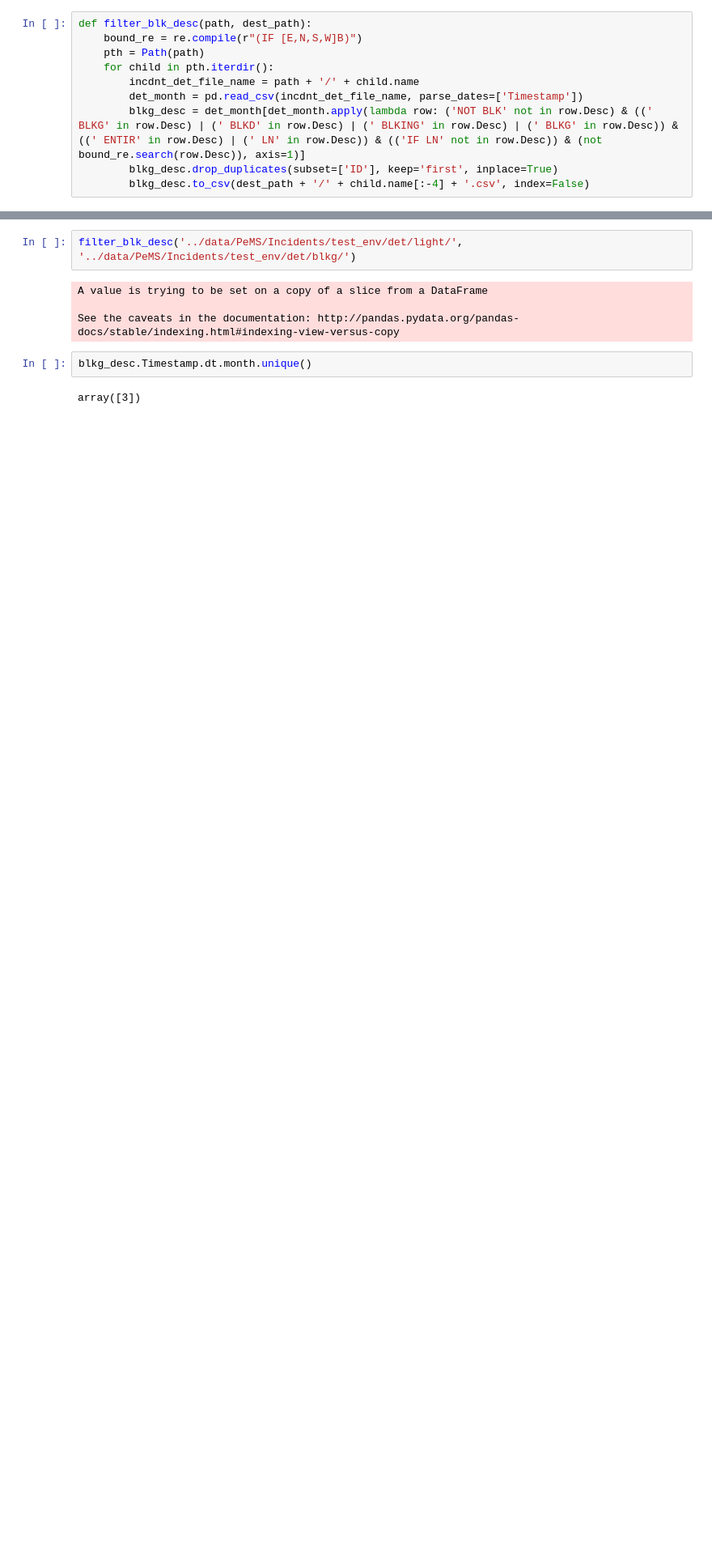
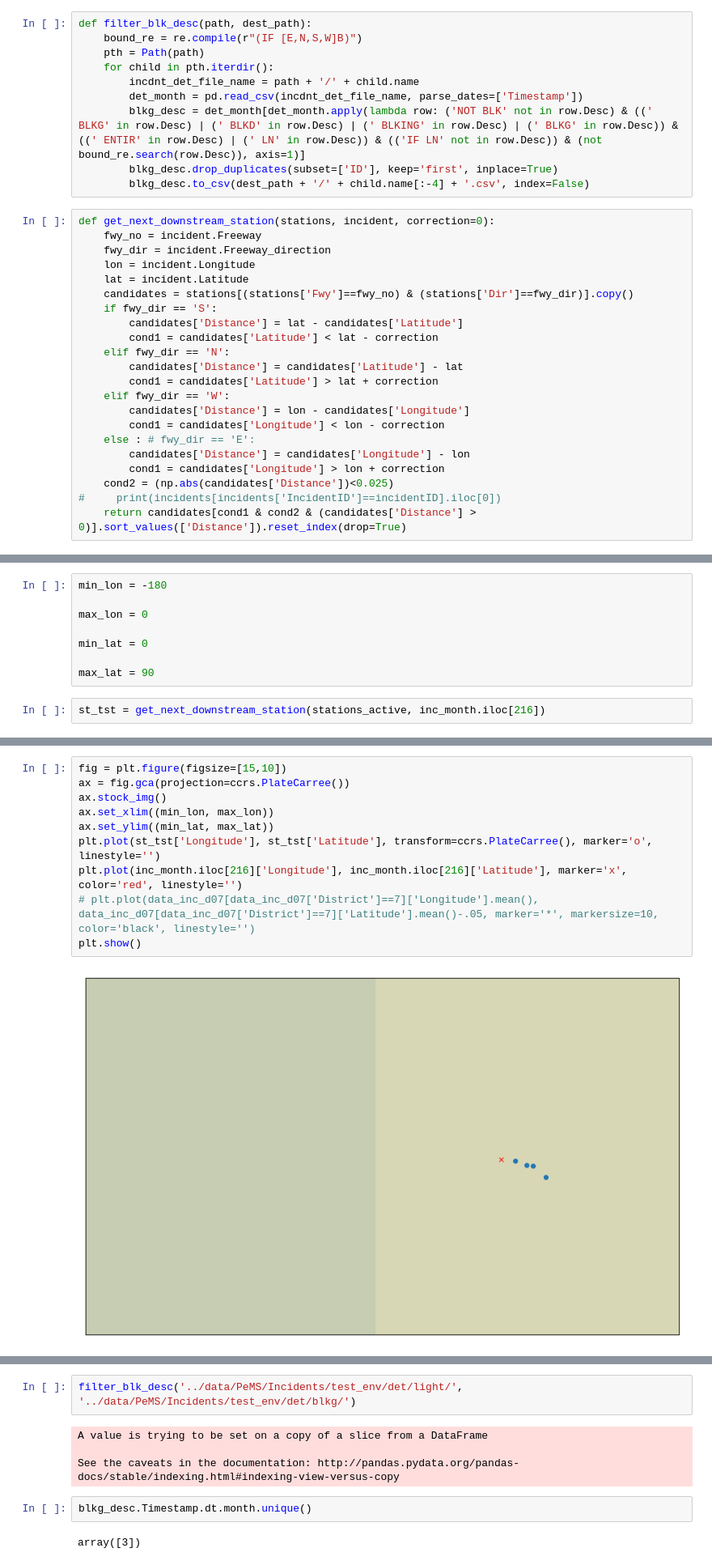
Before and after one commit to frolovconst/TC_w_ML, a Jupyter notebook: incidents_touch/inc_desc_ansis.ipynb, the cells around one changed output, grey strips where cells are left out. Shown at 81% size. Saved outputs shown, nothing was run; the diff lists cells and outputs as text; blank space fills up the shorter version.

```diff
--- a/incidents_touch/inc_desc_ansis.ipynb
+++ b/incidents_touch/inc_desc_ansis.ipynb
@@ -17,3 +18,25 @@ def filter_blk_desc(path, dest_path):
         blkg_desc = det_month[det_month.apply(lambda row: ('NOT BLK' not in row.Desc) & ((' BLKG' in row.Desc) | (' BLKD' in row.Desc) | (' BLKING' in row.Desc) | (' BLKG' in row.Desc)) & ((' ENTIR' in row.Desc) | (' LN' in row.Desc)) & (('IF LN' not in row.Desc)) & (not bound_re.search(row.Desc)), axis=1)]
         blkg_desc.drop_duplicates(subset=['ID'], keep='first', inplace=True)
         blkg_desc.to_csv(dest_path + '/' + child.name[:-4] + '.csv', index=False)
+# %%
+def get_next_downstream_station(stations, incident, correction=0):
+    fwy_no = incident.Freeway
+    fwy_dir = incident.Freeway_direction
+    lon = incident.Longitude
+    lat = incident.Latitude
+    candidates = stations[(stations['Fwy']==fwy_no) & (stations['Dir']==fwy_dir)].copy()
+    if fwy_dir == 'S':
+        candidates['Distance'] = lat - candidates['Latitude']
+        cond1 = candidates['Latitude'] < lat - correction
+    elif fwy_dir == 'N':
+        candidates['Distance'] = candidates['Latitude'] - lat
+        cond1 = candidates['Latitude'] > lat + correction
+    elif fwy_dir == 'W':
+        candidates['Distance'] = lon - candidates['Longitude']
+        cond1 = candidates['Longitude'] < lon - correction
+    else : # fwy_dir == 'E':
+        candidates['Distance'] = candidates['Longitude'] - lon
+        cond1 = candidates['Longitude'] > lon + correction
+    cond2 = (np.abs(candidates['Distance'])<0.025)
+#     print(incidents[incidents['IncidentID']==incidentID].iloc[0])
+    return candidates[cond1 & cond2 & (candidates['Distance'] > 0)].sort_values(['Distance']).reset_index(drop=True)
@@ -62,0 +131,10 @@ create_accident_windows('../data/PeMS/Incidents/test_env/inc/light/', '../data/P
+# %%
+min_lon = -180
+
+max_lon = 0
+
+min_lat = 0
+
+max_lat = 90
+# %%
+st_tst = get_next_downstream_station(stations_active, inc_month.iloc[216])
@@ -62,0 +169,12 @@ create_accident_windows('../data/PeMS/Incidents/test_env/inc/light/', '../data/P
+# %%
+fig = plt.figure(figsize=[15,10])
+ax = fig.gca(projection=ccrs.PlateCarree())
+ax.stock_img()
+ax.set_xlim((min_lon, max_lon))
+ax.set_ylim((min_lat, max_lat))
+plt.plot(st_tst['Longitude'], st_tst['Latitude'], transform=ccrs.PlateCarree(), marker='o', linestyle='')
+plt.plot(inc_month.iloc[216]['Longitude'], inc_month.iloc[216]['Latitude'], marker='x', color='red', linestyle='')
+# plt.plot(data_inc_d07[data_inc_d07['District']==7]['Longitude'].mean(), data_inc_d07[data_inc_d07['District']==7]['Latitude'].mean()-.05, marker='*', markersize=10, color='black', linestyle='')
+plt.show()
+# %% [output]
+[figure, added]
```
Also changed, not shown: parts of 18 cells of this notebook, 1 other file.
